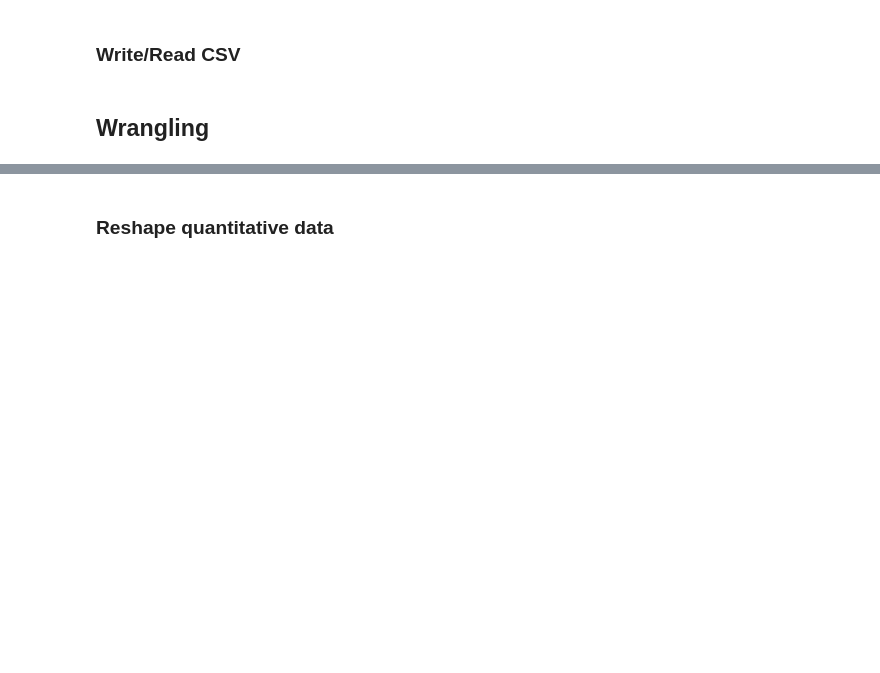
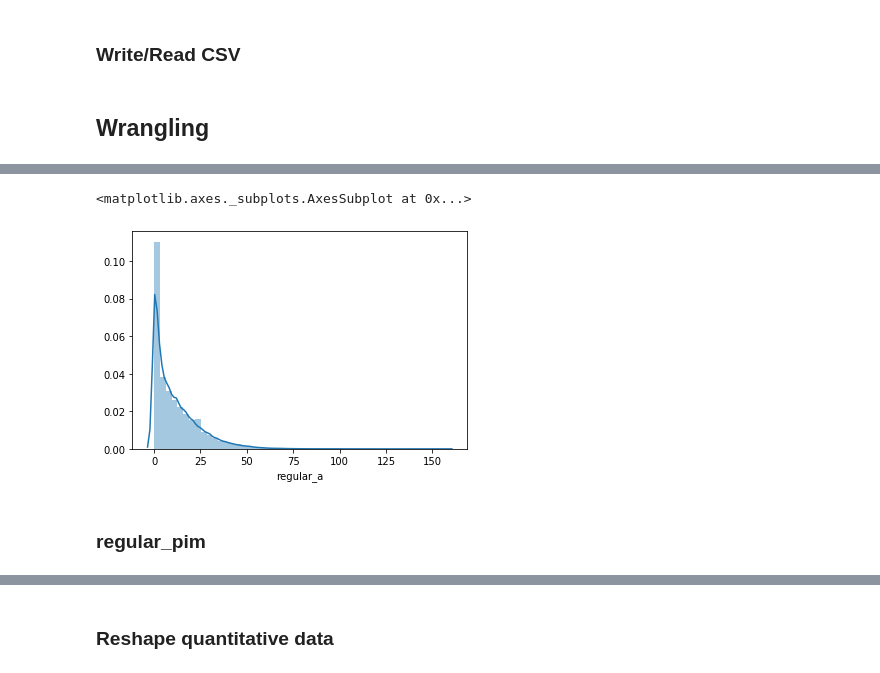
Before and after one commit to TomCallegari/ScoutingWithAI, a Jupyter notebook: Notebooks/ETL.ipynb, the cells around one changed output, grey strips where cells are left out. Saved outputs shown, nothing was run; the diff lists cells and outputs as text; code cells hidden in the pictures; blank space fills up the shorter version.

```diff
--- a/Notebooks/ETL.ipynb
+++ b/Notebooks/ETL.ipynb
@@ -77,0 +251,10 @@ awards.sample(10)
+# %%
+players['regular_a'] = players['regular_a'].replace({'': 0, '-': 0})
+players['regular_a'] = players['regular_a'].astype(int)
+# %%
+sns.distplot(players['regular_a'])
+# %% [output]
+<matplotlib.axes._subplots.AxesSubplot at 0x...>
+[figure, added]
+# %% [markdown]
+### regular_pim
```
Also changed, not shown: parts of 72 cells of this notebook, 5 other files.
